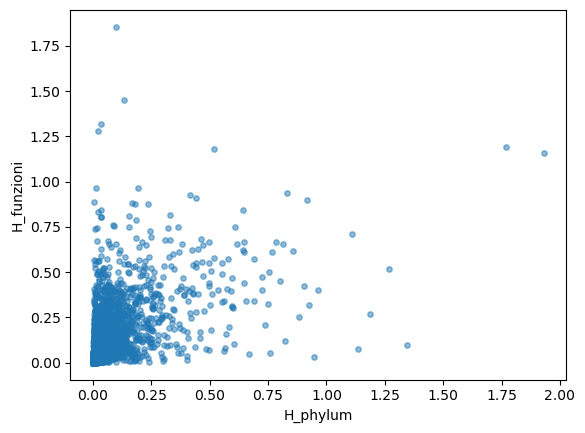
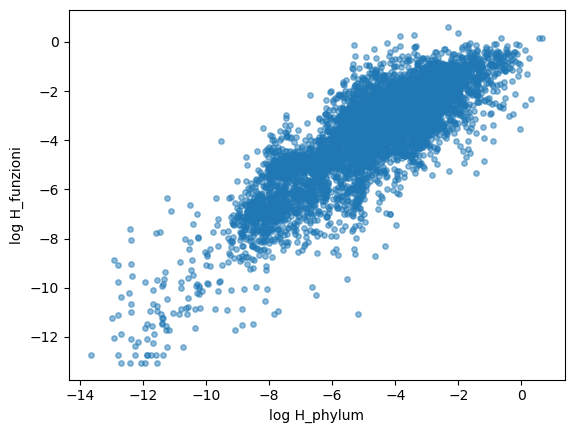
Unified diff of the notebook cell whose output changed from the first chart to the second:
--- before
+++ after
@@ -1,4 +1,4 @@
-plt.scatter(df_scatter_sing['H_phylum'], df_scatter_sing['H_funzioni'], alpha=0.5, s=15)
-plt.xlabel('H_phylum')
-plt.ylabel('H_funzioni')
+plt.scatter(np.log(df_scatter_sing['H_phylum']), np.log(df_scatter_sing['H_funzioni']), alpha=0.5, s=15)
+plt.xlabel('log H_phylum')
+plt.ylabel('log H_funzioni')
 plt.show()

Commit: log log graph